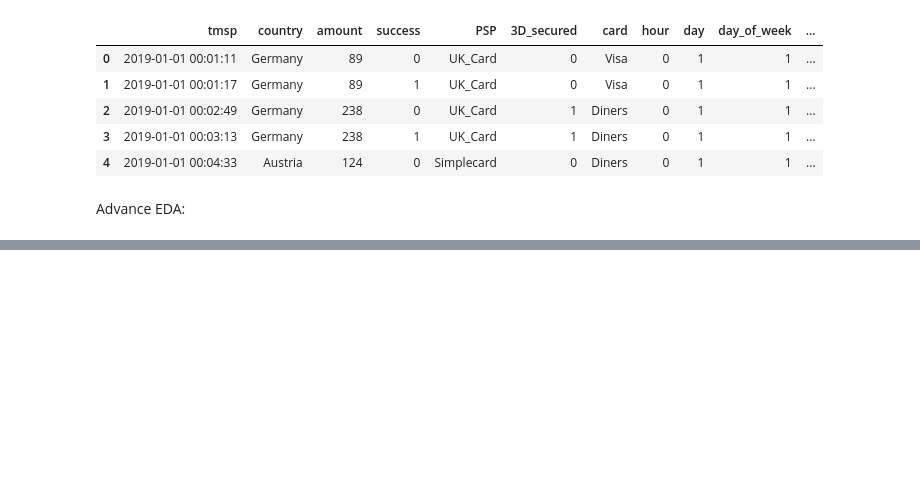
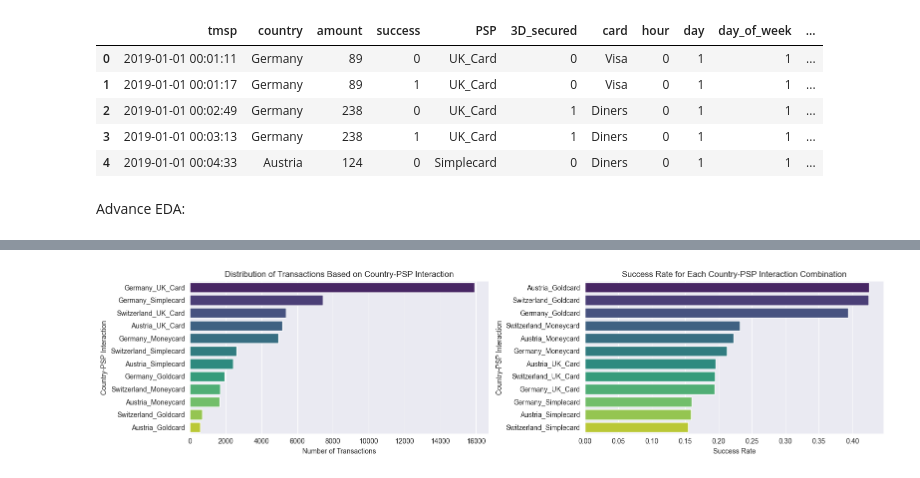
Before and after one commit to ayush1330/Credit_Card_Routing_for_Online_Purchase, a Jupyter notebook: case_study_card_payment.ipynb, the cells around one changed output, grey strips where cells are left out. Saved outputs shown, nothing was run; the diff lists cells and outputs as text; code cells hidden in the pictures; blank space fills up the shorter version.

```diff
--- a/case_study_card_payment.ipynb
+++ b/case_study_card_payment.ipynb
@@ -463,0 +606,37 @@ Advance EDA:
+# %%
+# Initialize the figure
+plt.figure(figsize=(16, 4))
+
+# Distribution of transactions based on country_PSP_interaction
+plt.subplot(1, 2, 1)
+sns.countplot(
+    data=data,
+    y="country_PSP_interaction",
+    palette="viridis",
+    order=data["country_PSP_interaction"].value_counts().index,
+)
+plt.title("Distribution of Transactions Based on Country-PSP Interaction")
+plt.xlabel("Number of Transactions")
+plt.ylabel("Country-PSP Interaction")
+
+# Success rate for each country_PSP_interaction combination
+plt.subplot(1, 2, 2)
+sns.barplot(
+    data=data,
+    y="country_PSP_interaction",
+    x="success",
+    palette="viridis",
+    errorbar=None,
+    order=data.groupby("country_PSP_interaction")["success"]
+    .mean()
+    .sort_values(ascending=False)
+    .index,
+)
+plt.title("Success Rate for Each Country-PSP Interaction Combination")
+plt.xlabel("Success Rate")
+plt.ylabel("Country-PSP Interaction")
+
+plt.tight_layout()
+plt.show()
+# %% [output]
+[figure, added]
```
Also changed, not shown: parts of 11 cells of this notebook.
